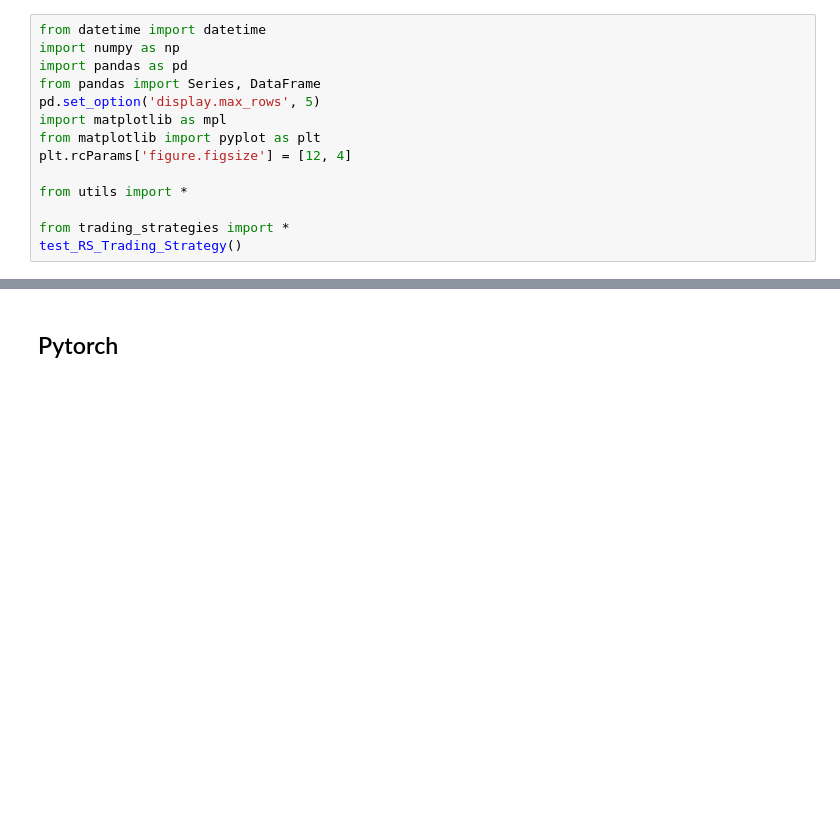
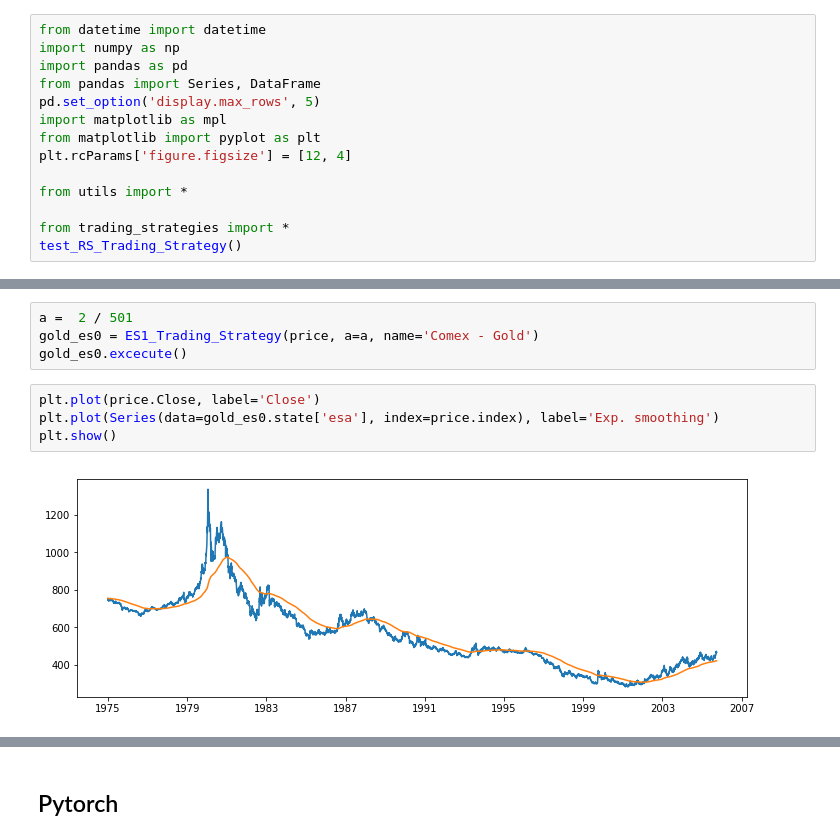
Before and after one commit to peerchen/trend-following-1, a Jupyter notebook: Pytorch - Experiment 1 - Exponential Smoothing Trading.ipynb, the cells around one changed output, grey strips where cells are left out. Cells and saved outputs as stored; diff of their text form; blank space fills up the shorter version.

```diff
--- a/Pytorch - Experiment 1 - Exponential Smoothing Trading.ipynb
+++ b/Pytorch - Experiment 1 - Exponential Smoothing Trading.ipynb
@@ -36,0 +37,10 @@ j: 2  -  XNAS/ABAX
+# %%
+a =  2 / 501
+gold_es0 = ES1_Trading_Strategy(price, a=a, name='Comex - Gold')
+gold_es0.excecute()
+# %%
+plt.plot(price.Close, label='Close')
+plt.plot(Series(data=gold_es0.state['esa'], index=price.index), label='Exp. smoothing')
+plt.show()
+# %% [output]
+[figure, added]
```
Also changed, not shown: parts of 27 cells of this notebook, 2 other files.
